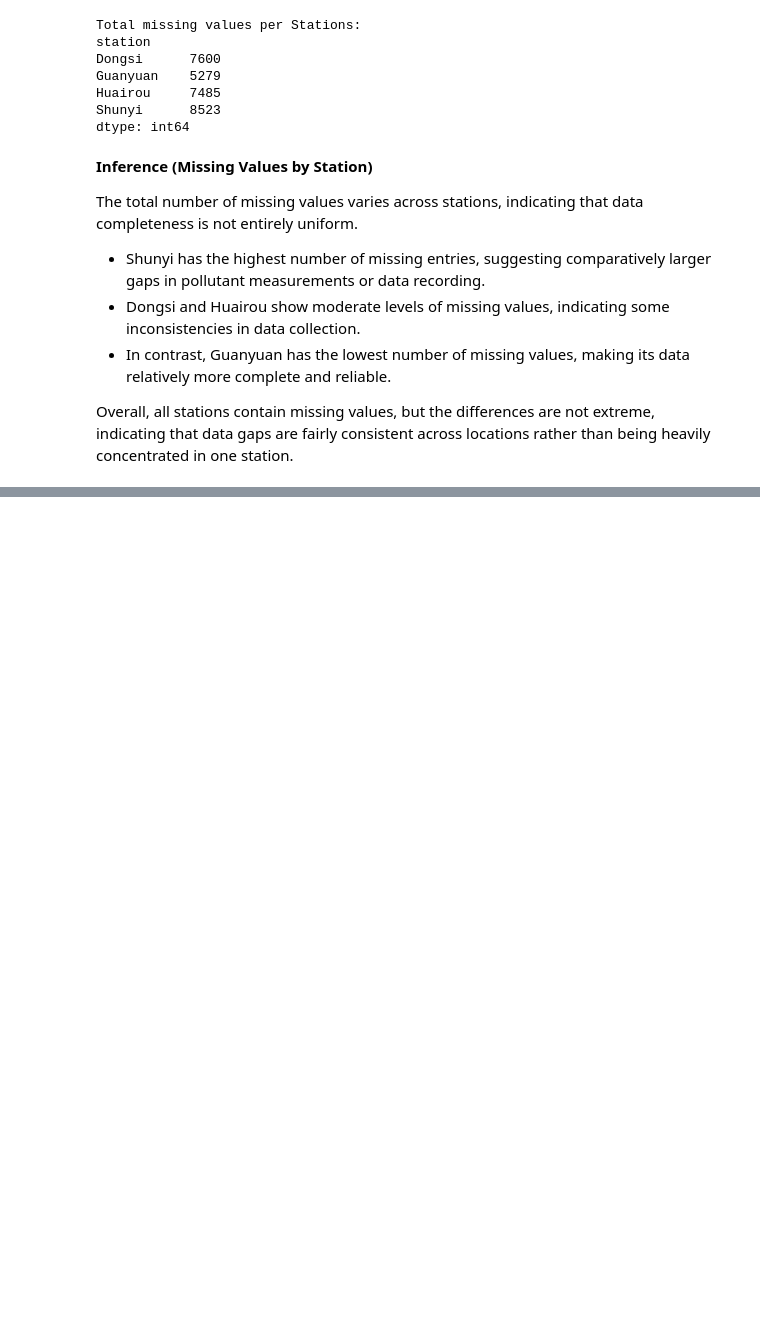
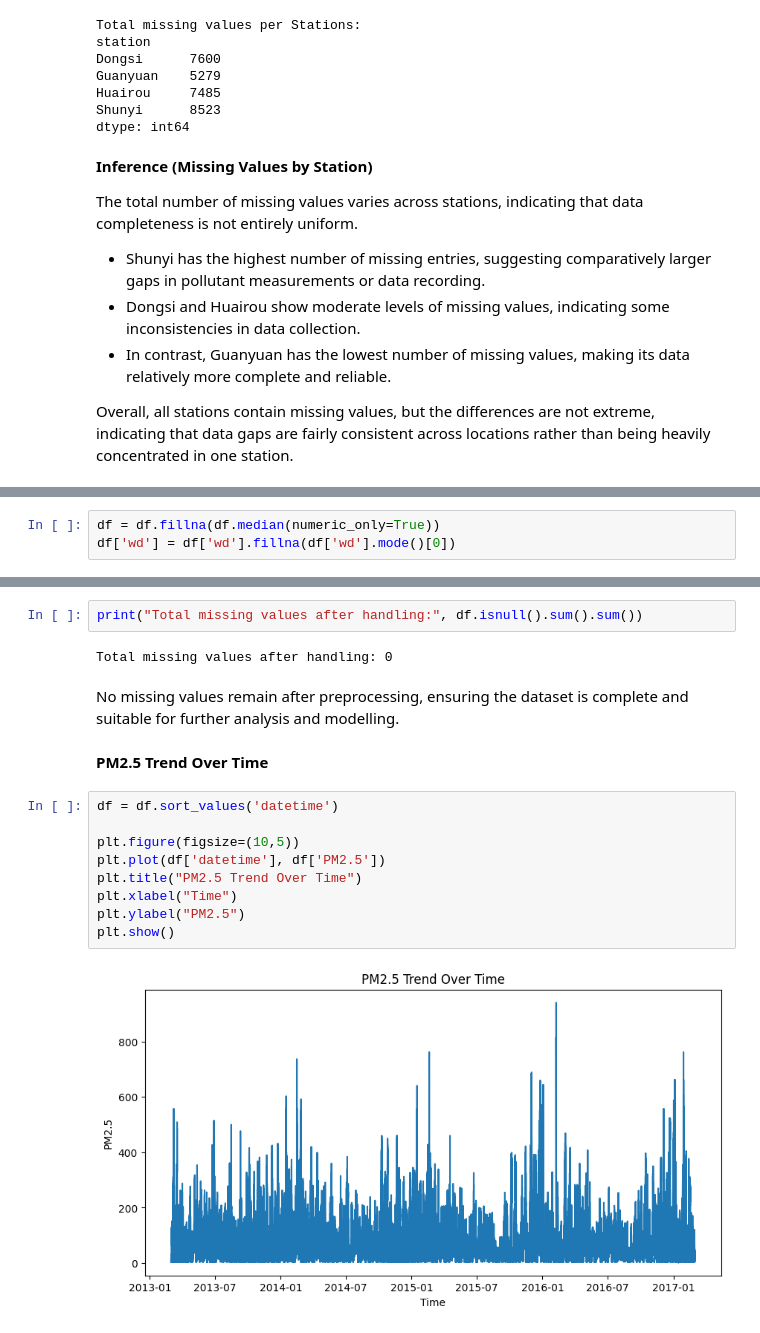
Before and after one commit to anulax1114-design/CMP7005-PRAC1-st20347210, a Jupyter notebook: PRAC1_DA_.ipynb, the cells around one changed output, grey strips where cells are left out. Cells and saved outputs as stored; diff of their text form; blank space fills up the shorter version.

Commit message:
Reference only . not continuing

```diff
--- a/PRAC1_DA_.ipynb
+++ b/PRAC1_DA_.ipynb
@@ -448,0 +467,3 @@ Overall, all stations contain missing values, but the differences are not extrem
+# %%
+df = df.fillna(df.median(numeric_only=True))
+df['wd'] = df['wd'].fillna(df['wd'].mode()[0])
@@ -448,0 +476,19 @@ Overall, all stations contain missing values, but the differences are not extrem
+# %%
+print("Total missing values after handling:", df.isnull().sum().sum())
+# %% [output]
+Total missing values after handling: 0
+# %% [markdown]
+No missing values remain after preprocessing, ensuring the dataset is complete and suitable for further analysis and modelling.
+# %% [markdown]
+**PM2.5 Trend Over Time**
+# %%
+df = df.sort_values('datetime')
+
+plt.figure(figsize=(10,5))
+plt.plot(df['datetime'], df['PM2.5'])
+plt.title("PM2.5 Trend Over Time")
+plt.xlabel("Time")
+plt.ylabel("PM2.5")
+plt.show()
+# %% [output]
+[figure, added]
```
Also changed, not shown: parts of 20 cells of this notebook.
